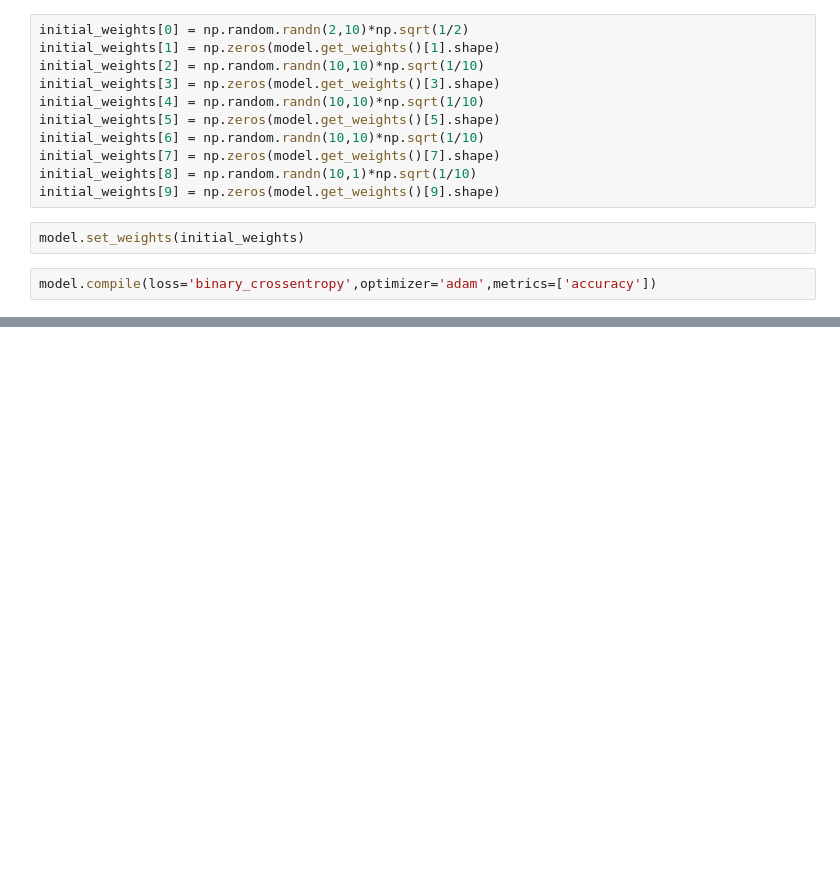
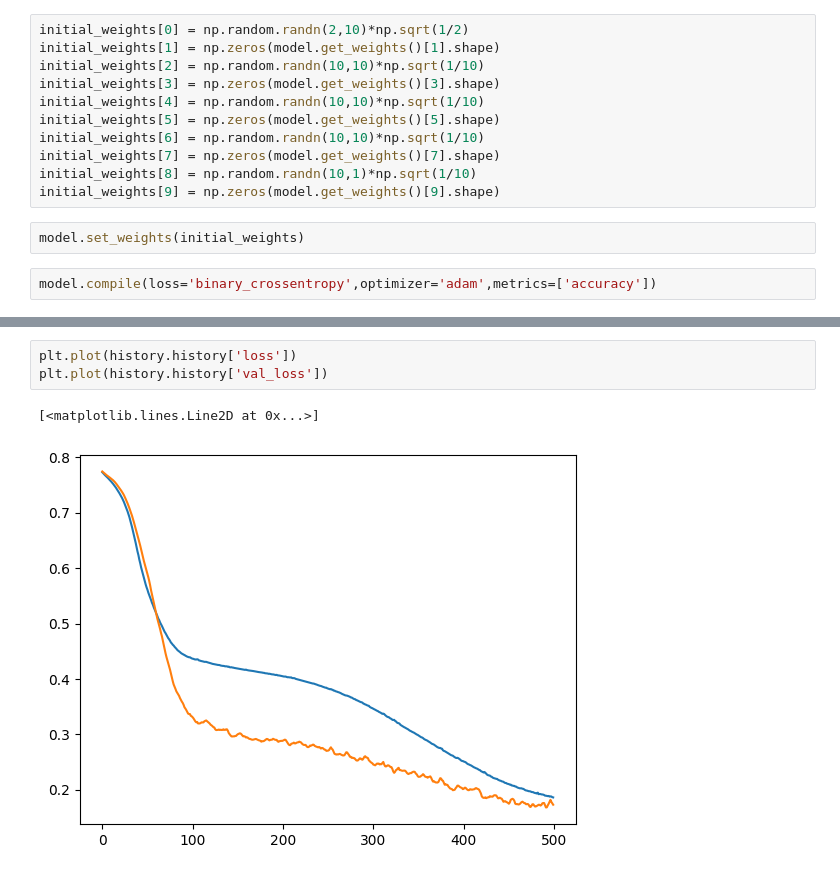
Before and after one commit to chandan11248/deep-learning, a Jupyter notebook: concept/weightInitialization.ipynb, the cells around one changed output, grey strips where cells are left out. Drawn from its saved outputs; the diff is of its cells as text; blank space fills up the shorter version.

```diff
--- a/concept/weightInitialization.ipynb
+++ b/concept/weightInitialization.ipynb
@@ -121,0 +122,6 @@ np.float64(0.021152746602949295)
+# %%
+plt.plot(history.history['loss'])
+plt.plot(history.history['val_loss'])
+# %% [output]
+[<matplotlib.lines.Line2D at 0x...>]
+[figure, added]
```
Also changed, not shown: parts of 7 cells of this notebook.
